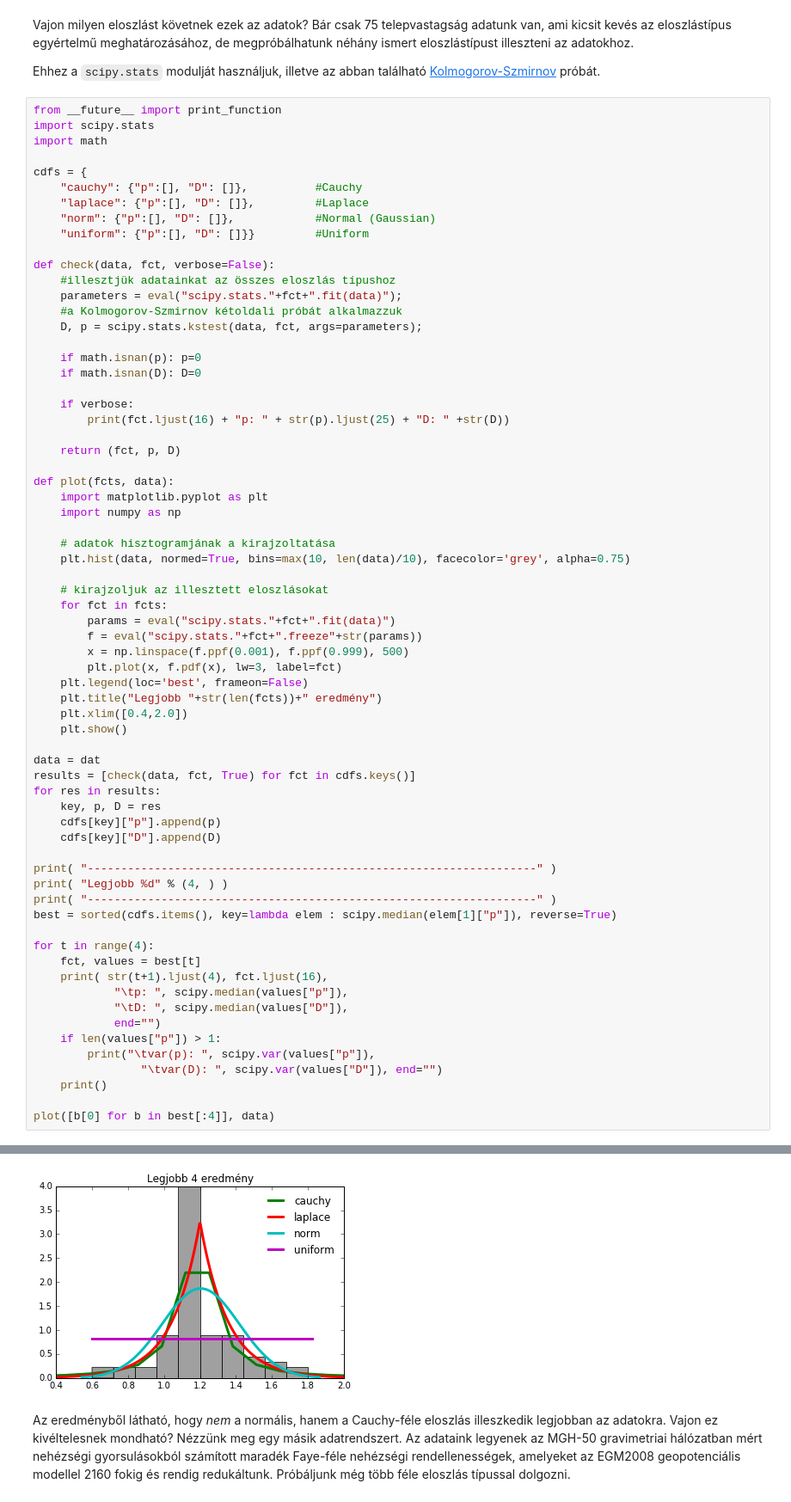
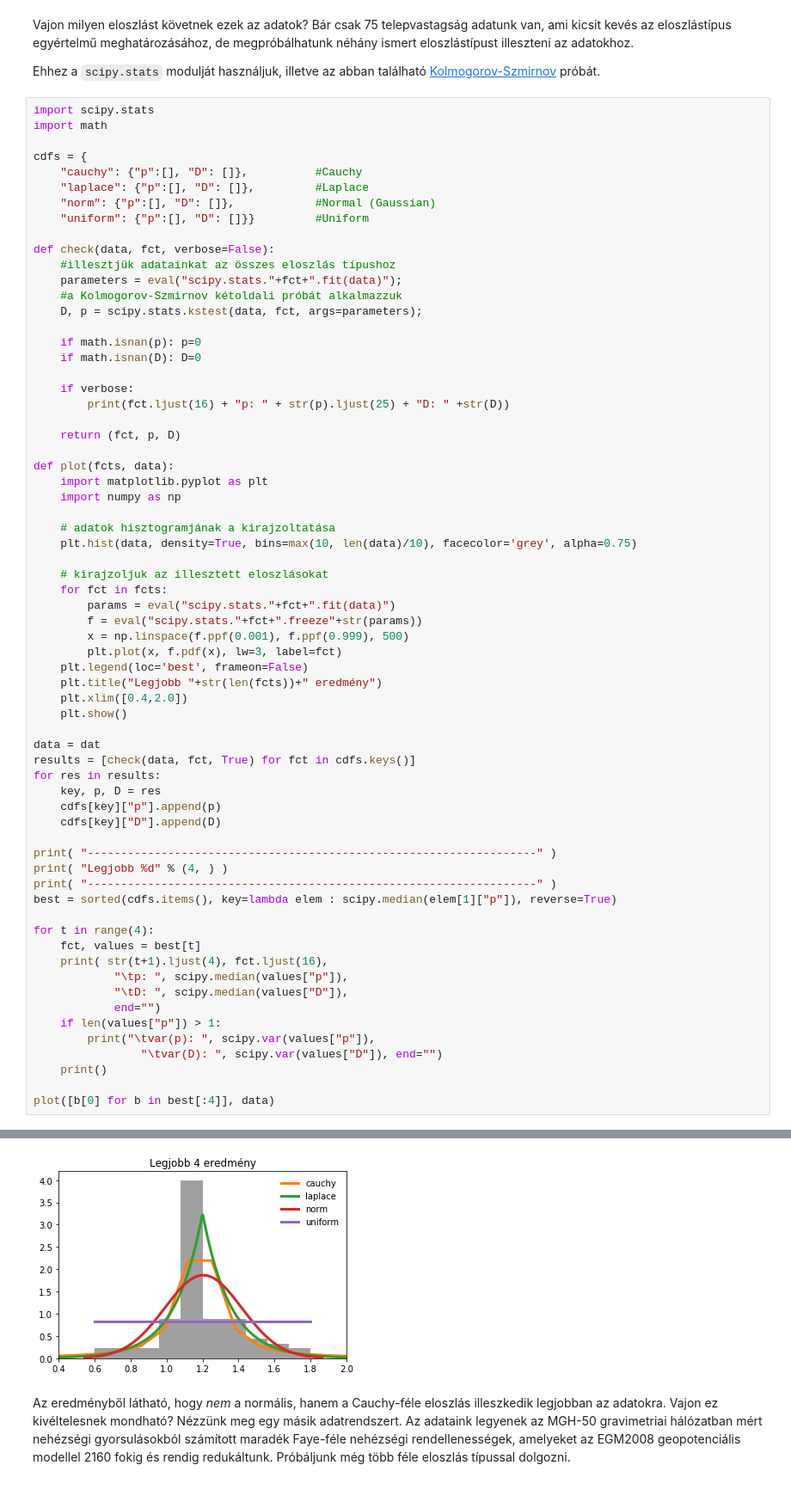
Before and after one commit to gyulat/MFV, a Jupyter notebook: MFV.ipynb, the cells around one changed output, grey strips where cells are left out. Shown at 86% size. Drawn from its saved outputs; the diff is of its cells as text.

```diff
--- a/MFV.ipynb
+++ b/MFV.ipynb
@@ -37,7 +36,6 @@ Vajon milyen eloszlást követnek ezek az adatok? Bár csak 75 telepvastagság a
 
 Ehhez a `scipy.stats` modulját használjuk, illetve az abban található [Kolmogorov-Szmirnov](https://hu.wikipedia.org/wiki/Kolmogorov%E2%80%93Szmirnov-pr%C3%B3ba) próbát.
 # %%
-from __future__ import print_function
 import scipy.stats
 import math
 
@@ -66,7 +64,7 @@ def plot(fcts, data):
     import numpy as np
 
     # adatok hisztogramjának a kirajzoltatása
-    plt.hist(data, normed=True, bins=max(10, len(data)/10), facecolor='grey', alpha=0.75)
+    plt.hist(data, density=True, bins=max(10, len(data)/10), facecolor='grey', alpha=0.75)
 
     # kirajzoljuk az illesztett eloszlásokat
     for fct in fcts:
@@ -118,4 +116,4 @@ Legjobb 4
-[figure, old version]
+[figure, new version]
 # %% [markdown]
 Az eredményből látható, hogy *nem* a normális, hanem a Cauchy-féle eloszlás illeszkedik legjobban az adatokra. Vajon ez kivéltelesnek mondható? Nézzünk meg egy másik adatrendszert. Az adataink legyenek az MGH-50 gravimetriai hálózatban mért nehézségi gyorsulásokból számított maradék Faye-féle nehézségi rendellenességek, amelyeket az EGM2008 geopotenciális modellel 2160 fokig és rendig redukáltunk. Próbáljunk még több féle eloszlás típussal dolgozni.
 # %%
```
Also changed, not shown: parts of 5 cells of this notebook.
